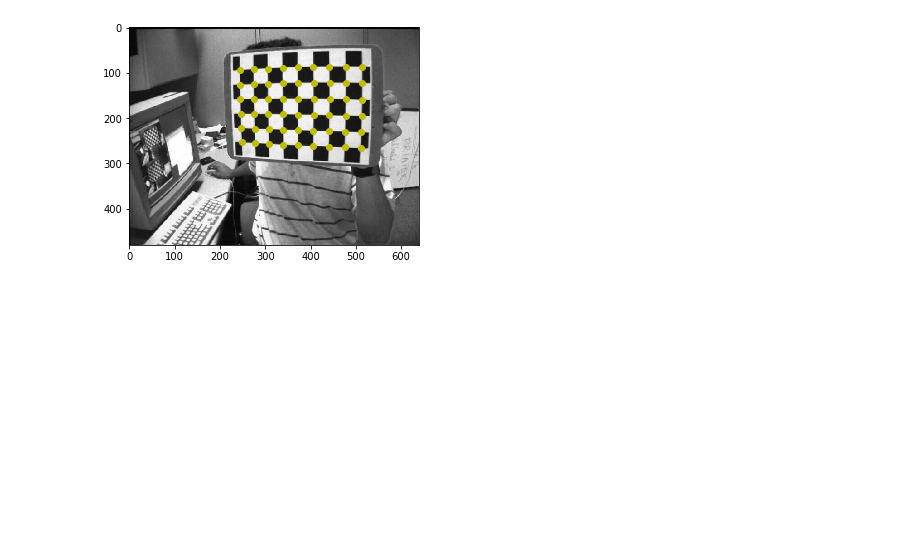
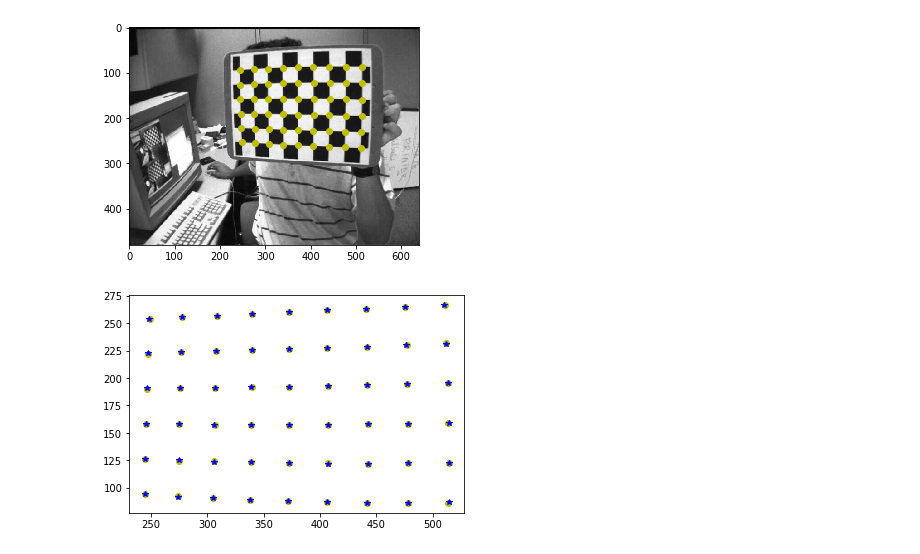
Before and after one commit to semeniuta/visionfuncs, a Jupyter notebook: notebooks/demo_camcalib.ipynb, the cells around one changed output. Cells and saved outputs as stored; diff of their text form; code cells hidden in the pictures; blank space fills up the shorter version.

```diff
--- a/notebooks/demo_camcalib.ipynb
+++ b/notebooks/demo_camcalib.ipynb
@@ -69,3 +66,16 @@ plt.imshow(runner['calibration_images'][0])
 _ = plt.plot(runner['image_points'][0][:, 0], runner['image_points'][0][:, 1], 'yo')
 # %% [output]
 [figure]
+# %%
+projected = cbcalib.project_points(
+    runner['object_points'][0],
+    runner['rvecs'][0],
+    runner['tvecs'][0],
+    runner['camera_matrix'],
+    runner['dist_coefs'],
+)
+
+_ = plt.plot(runner['image_points'][0][:, 0], runner['image_points'][0][:, 1], 'yo')
+_ = plt.plot(projected[:, 0], projected[:, 1], 'b*')
+# %% [output]
+[figure, added]
```
Also changed, not shown: parts of 7 cells of this notebook, 3 other files.
